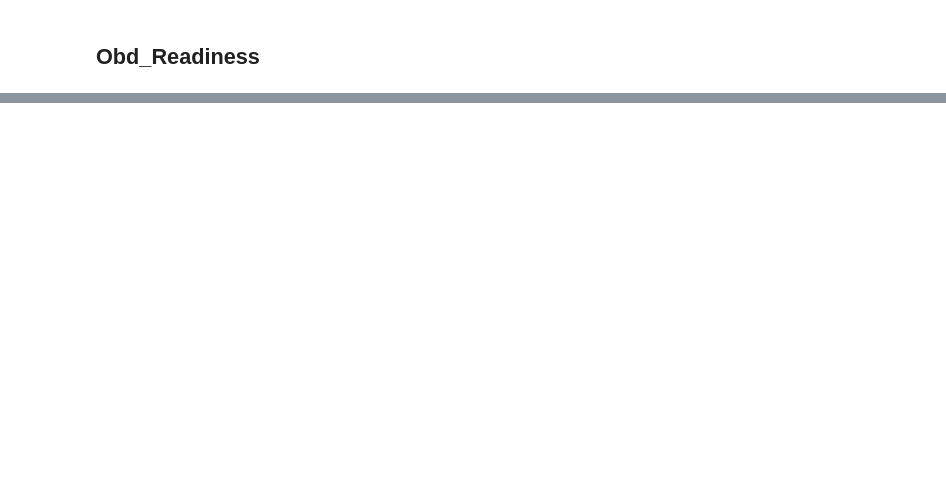
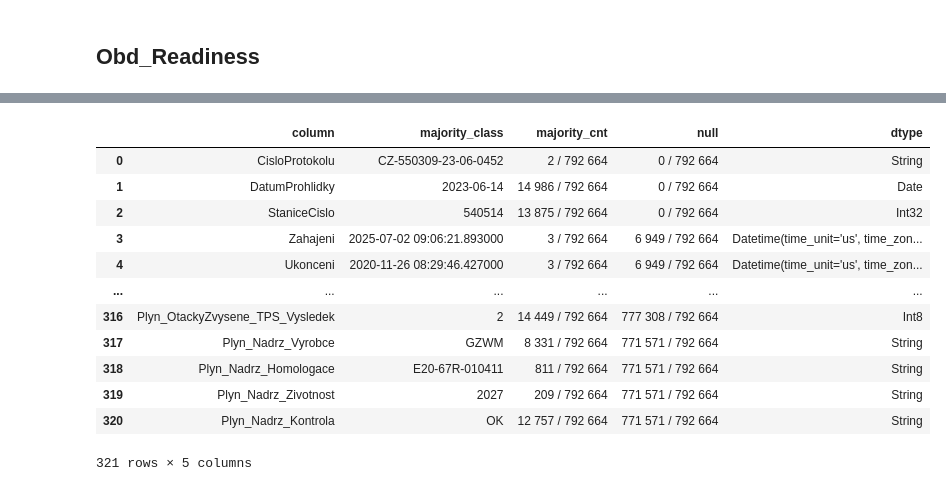
Before and after one commit to opendatalabcz/emissions-data-analysis-cz, a Jupyter notebook: kod/explorace/mereni_exploration.ipynb, the cells around one changed output, grey strips where cells are left out. Drawn from its saved outputs; the diff is of its cells as text; code cells hidden in the pictures; blank space fills up the shorter version.

```diff
--- a/kod/explorace/mereni_exploration.ipynb
+++ b/kod/explorace/mereni_exploration.ipynb
@@ -452,8 +414,0 @@ df.filter(pl.col('Vysledek_Vyhovuje') == True).height / df.height
-# %% [markdown]
-##
-# %% [markdown]
-##
-# %% [markdown]
-##
-# %% [markdown]
-##
@@ -459,0 +430,16 @@ df.filter(pl.col('Vysledek_Vyhovuje') == True).height / df.height
+# %%
+schema_description(df)
+# %% [output]
+|  | column | majority_class | majority_cnt | null | dtype |
+| 0 | CisloProtokolu | CZ-550309-23-06-0452 | 2 / 792 664 | 0 / 792 664 | String |
+| 1 | DatumProhlidky | 2023-06-14 | 14 986 / 792 664 | 0 / 792 664 | Date |
+| 2 | StaniceCislo | 540514 | 13 875 / 792 664 | 0 / 792 664 | Int32 |
+| 3 | Zahajeni | 2025-07-02 09:06:21.893000 | 3 / 792 664 | 6 949 / 792 664 | Datetime(time_unit='us', time_zon... |
+| 4 | Ukonceni | 2020-11-26 08:29:46.427000 | 3 / 792 664 | 6 949 / 792 664 | Datetime(time_unit='us', time_zon... |
+| ... | ... | ... | ... | ... | ... |
+| 316 | Plyn_OtackyZvysene_TPS_Vysledek | 2 | 14 449 / 792 664 | 777 308 / 792 664 | Int8 |
+| 317 | Plyn_Nadrz_Vyrobce | GZWM | 8 331 / 792 664 | 771 571 / 792 664 | String |
+| 318 | Plyn_Nadrz_Homologace | E20-67R-010411 | 811 / 792 664 | 771 571 / 792 664 | String |
+| 319 | Plyn_Nadrz_Zivotnost | 2027 | 209 / 792 664 | 771 571 / 792 664 | String |
+| 320 | Plyn_Nadrz_Kontrola | OK | 12 757 / 792 664 | 771 571 / 792 664 | String |
+321 rows × 5 columns
```
Also changed, not shown: parts of 27 cells of this notebook, 4 other files.
